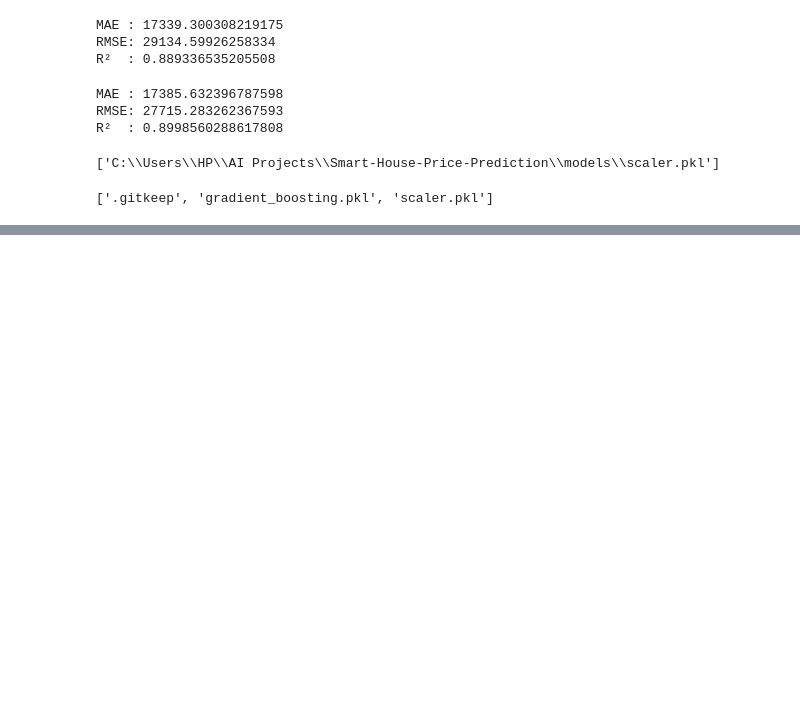
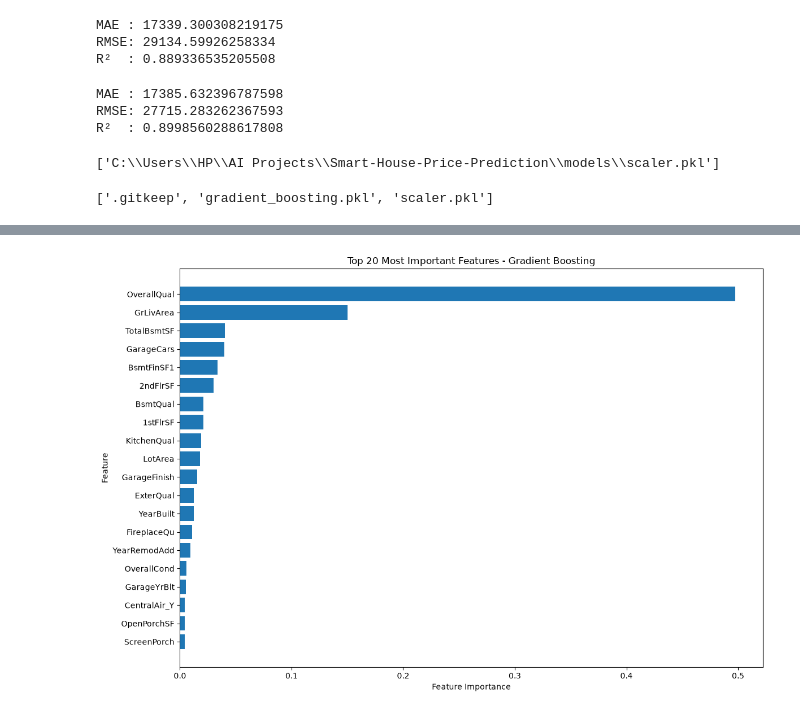
Before and after one commit to Vedansh1011/Smart-House-Price-Prediction, a Jupyter notebook: notebooks/01_data_understanding.ipynb, the cells around one changed output, grey strips where cells are left out. Drawn from its saved outputs; the diff is of its cells as text; code cells hidden in the pictures; blank space fills up the shorter version.

```diff
--- a/notebooks/01_data_understanding.ipynb
+++ b/notebooks/01_data_understanding.ipynb
@@ -770,0 +844,4 @@ os.listdir("../models")
+# %%
+gbr = GradientBoostingRegressor(random_state=42)
+
+gbr.fit(X_train, y_train)
@@ -770,0 +850,14 @@ os.listdir("../models")
+# %%
+importance = gbr.feature_importances_
+
+feature_importance = pd.DataFrame({
+    "Feature": X.columns,
+    "Importance": importance
+})
+
+feature_importance = feature_importance.sort_values(
+    by="Importance",
+    ascending=False
+)
+
+feature_importance.head(20)
@@ -770,0 +882,22 @@ os.listdir("../models")
+# %%
+import matplotlib.pyplot as plt
+
+top20 = feature_importance.head(20)
+
+plt.figure(figsize=(12,8))
+
+plt.barh(top20["Feature"], top20["Importance"])
+
+plt.gca().invert_yaxis()
+
+plt.xlabel("Feature Importance")
+
+plt.ylabel("Feature")
+
+plt.title("Top 20 Most Important Features - Gradient Boosting")
+
+plt.tight_layout()
+
+plt.show()
+# %% [output]
+[figure, added]
```
Also changed, not shown: parts of 14 cells of this notebook, 4 other files.
